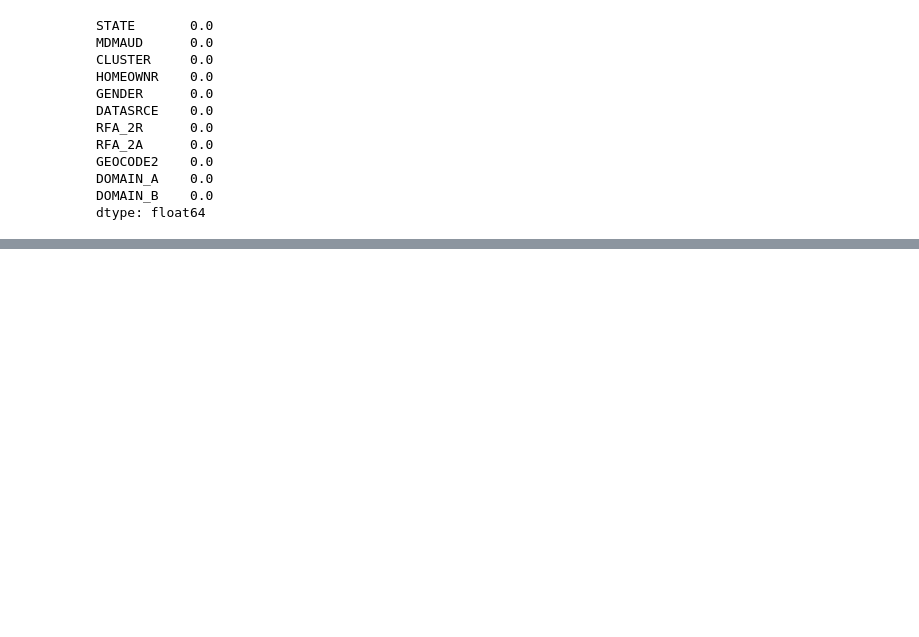
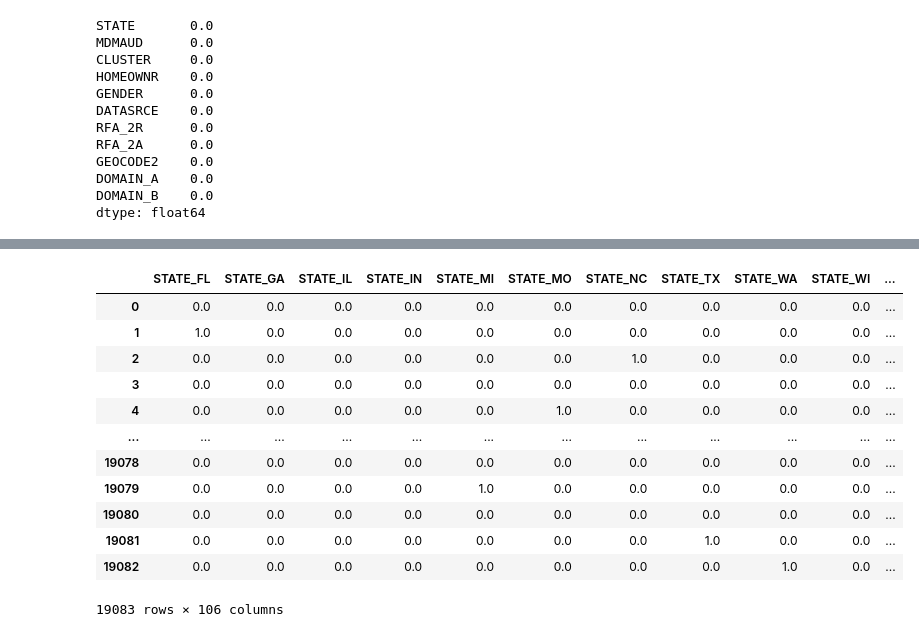
Before and after one commit to AyeeshaSiddikka/lab-revisiting-machine-learning, a Jupyter notebook: L. 7.01 7.02 original.ipynb, the cells around one changed output, grey strips where cells are left out. Saved outputs shown, nothing was run; the diff lists cells and outputs as text; code cells hidden in the pictures; blank space fills up the shorter version.

```diff
--- a/L. 7.01 7.02 original.ipynb
+++ b/L. 7.01 7.02 original.ipynb
@@ -1365,0 +1440,11 @@ Y.to_pickle('target7.02.p')
+# %%
+
+from sklearn.preprocessing import OneHotEncoder
+encoder = OneHotEncoder(drop='first', handle_unknown='ignore').fit(X_train_cat)
+
+cols = encoder.get_feature_names_out(input_features = X_train_cat.columns)
+
+X_train_categorical_encoded = pd.DataFrame(encoder.transform(X_train_cat).toarray(),columns=cols)
+
+X_train_categorical_encoded
+X_train_categorical_encoded.isna().sum()
@@ -1365,0 +1464,18 @@ Y.to_pickle('target7.02.p')
+# %%
+X_test_categorical_encoded = pd.DataFrame(encoder.transform(X_test_cat).toarray(),columns=cols)
+
+X_test_categorical_encoded
+# %% [output]
+|  | STATE_FL | STATE_GA | STATE_IL | STATE_IN | STATE_MI | STATE_MO | STATE_NC | STATE_TX | STATE_WA | STATE_WI | ... |
+| 0 | 0.0 | 0.0 | 0.0 | 0.0 | 0.0 | 0.0 | 0.0 | 0.0 | 0.0 | 0.0 | ... |
+| 1 | 1.0 | 0.0 | 0.0 | 0.0 | 0.0 | 0.0 | 0.0 | 0.0 | 0.0 | 0.0 | ... |
+| 2 | 0.0 | 0.0 | 0.0 | 0.0 | 0.0 | 0.0 | 1.0 | 0.0 | 0.0 | 0.0 | ... |
+| 3 | 0.0 | 0.0 | 0.0 | 0.0 | 0.0 | 0.0 | 0.0 | 0.0 | 0.0 | 0.0 | ... |
+| 4 | 0.0 | 0.0 | 0.0 | 0.0 | 0.0 | 1.0 | 0.0 | 0.0 | 0.0 | 0.0 | ... |
+| ... | ... | ... | ... | ... | ... | ... | ... | ... | ... | ... | ... |
+| 19078 | 0.0 | 0.0 | 0.0 | 0.0 | 0.0 | 0.0 | 0.0 | 0.0 | 0.0 | 0.0 | ... |
+| 19079 | 0.0 | 0.0 | 0.0 | 0.0 | 1.0 | 0.0 | 0.0 | 0.0 | 0.0 | 0.0 | ... |
+| 19080 | 0.0 | 0.0 | 0.0 | 0.0 | 0.0 | 0.0 | 0.0 | 0.0 | 0.0 | 0.0 | ... |
+| 19081 | 0.0 | 0.0 | 0.0 | 0.0 | 0.0 | 0.0 | 0.0 | 1.0 | 0.0 | 0.0 | ... |
+| 19082 | 0.0 | 0.0 | 0.0 | 0.0 | 0.0 | 0.0 | 0.0 | 0.0 | 1.0 | 0.0 | ... |
+19083 rows × 106 columns
```
Also changed, not shown: parts of 40 cells of this notebook.
